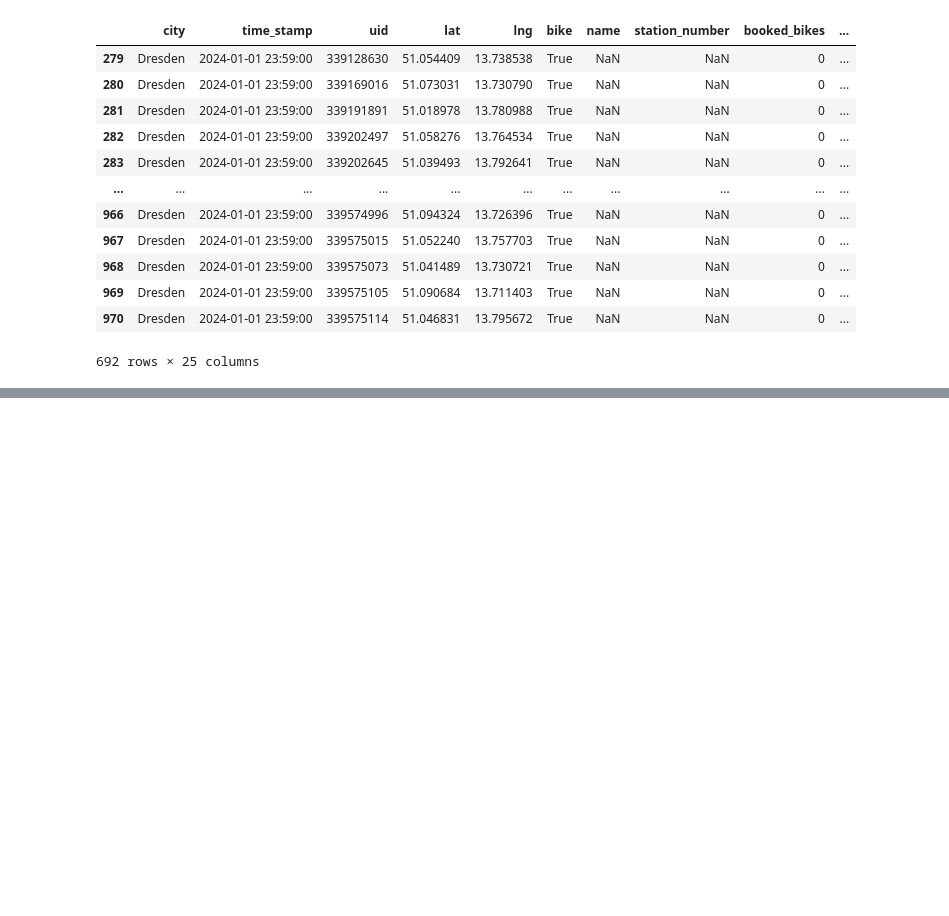
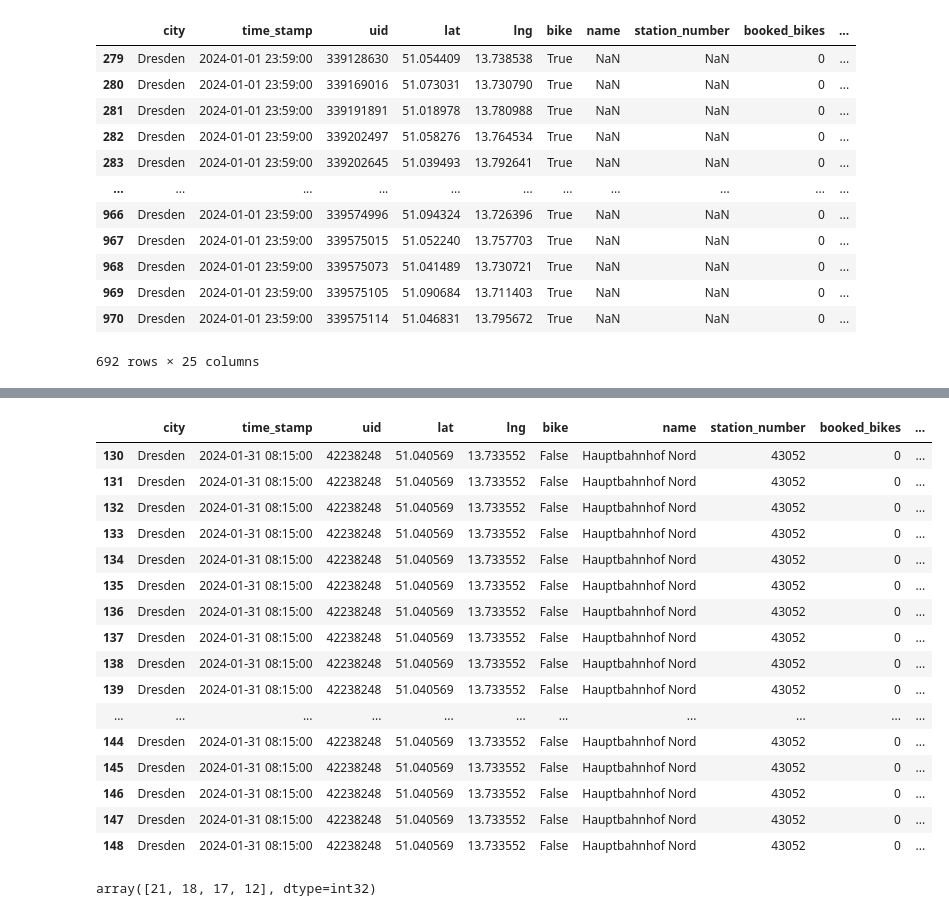
Before and after one commit to Vsinichenko/Forecasting_bike_sharing_availability, a Jupyter notebook: notebooks/01 First look at the data.ipynb, the cells around one changed output, grey strips where cells are left out. Saved outputs shown, nothing was run; the diff lists cells and outputs as text; code cells hidden in the pictures; blank space fills up the shorter version.

```diff
--- a/notebooks/01 First look at the data.ipynb
+++ b/notebooks/01 First look at the data.ipynb
@@ -154,0 +378,24 @@ dtype: int64
+# %%
+df_rushhour[df_rushhour.station_number==43052]
+# %% [output]
+|  | city | time_stamp | uid | lat | lng | bike | name | station_number | booked_bikes | ... |
+| 130 | Dresden | 2024-01-31 08:15:00 | 42238248 | 51.040569 | 13.733552 | False | Hauptbahnhof Nord | 43052 | 0 | ... |
+| 131 | Dresden | 2024-01-31 08:15:00 | 42238248 | 51.040569 | 13.733552 | False | Hauptbahnhof Nord | 43052 | 0 | ... |
+| 132 | Dresden | 2024-01-31 08:15:00 | 42238248 | 51.040569 | 13.733552 | False | Hauptbahnhof Nord | 43052 | 0 | ... |
+| 133 | Dresden | 2024-01-31 08:15:00 | 42238248 | 51.040569 | 13.733552 | False | Hauptbahnhof Nord | 43052 | 0 | ... |
+| 134 | Dresden | 2024-01-31 08:15:00 | 42238248 | 51.040569 | 13.733552 | False | Hauptbahnhof Nord | 43052 | 0 | ... |
+| 135 | Dresden | 2024-01-31 08:15:00 | 42238248 | 51.040569 | 13.733552 | False | Hauptbahnhof Nord | 43052 | 0 | ... |
+| 136 | Dresden | 2024-01-31 08:15:00 | 42238248 | 51.040569 | 13.733552 | False | Hauptbahnhof Nord | 43052 | 0 | ... |
+| 137 | Dresden | 2024-01-31 08:15:00 | 42238248 | 51.040569 | 13.733552 | False | Hauptbahnhof Nord | 43052 | 0 | ... |
+| 138 | Dresden | 2024-01-31 08:15:00 | 42238248 | 51.040569 | 13.733552 | False | Hauptbahnhof Nord | 43052 | 0 | ... |
+| 139 | Dresden | 2024-01-31 08:15:00 | 42238248 | 51.040569 | 13.733552 | False | Hauptbahnhof Nord | 43052 | 0 | ... |
+| ... | ... | ... | ... | ... | ... | ... | ... | ... | ... | ... |
+| 144 | Dresden | 2024-01-31 08:15:00 | 42238248 | 51.040569 | 13.733552 | False | Hauptbahnhof Nord | 43052 | 0 | ... |
+| 145 | Dresden | 2024-01-31 08:15:00 | 42238248 | 51.040569 | 13.733552 | False | Hauptbahnhof Nord | 43052 | 0 | ... |
+| 146 | Dresden | 2024-01-31 08:15:00 | 42238248 | 51.040569 | 13.733552 | False | Hauptbahnhof Nord | 43052 | 0 | ... |
+| 147 | Dresden | 2024-01-31 08:15:00 | 42238248 | 51.040569 | 13.733552 | False | Hauptbahnhof Nord | 43052 | 0 | ... |
+| 148 | Dresden | 2024-01-31 08:15:00 | 42238248 | 51.040569 | 13.733552 | False | Hauptbahnhof Nord | 43052 | 0 | ... |
+# %%
+df_daytime.place_type.unique()
+# %% [output]
+array([21, 18, 17, 12], dtype=int32)
```
Also changed, not shown: parts of 49 cells of this notebook, 2 other files.
